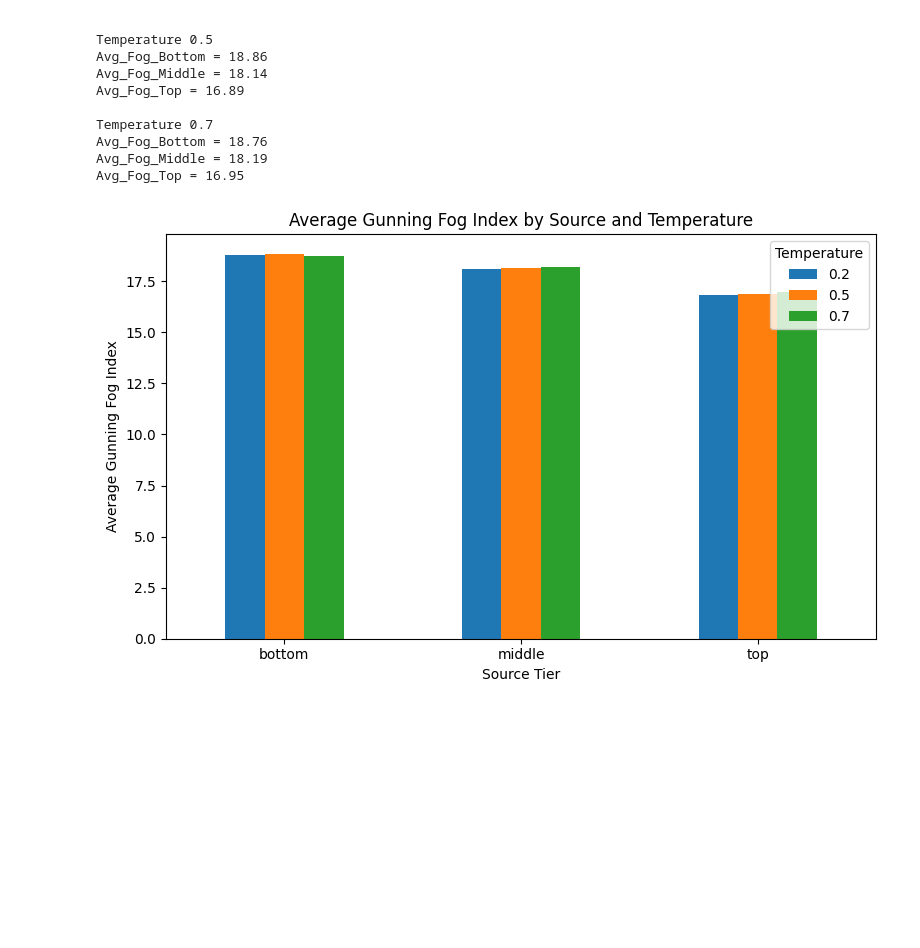
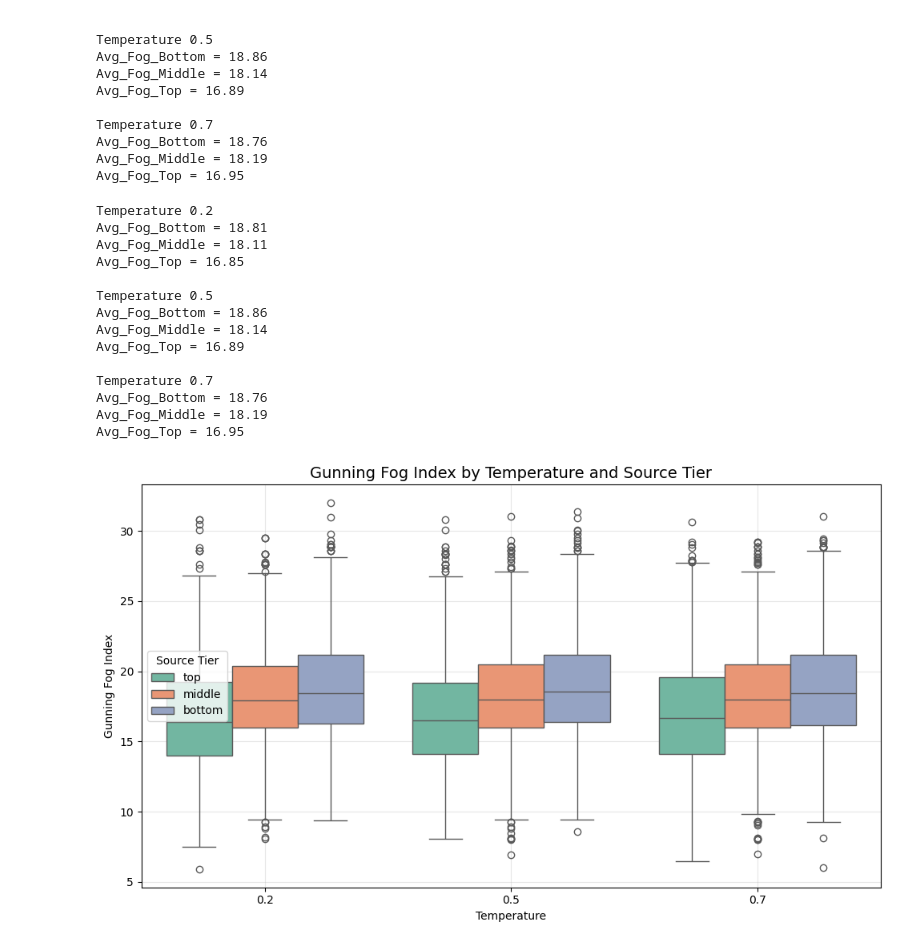
Before and after one commit to popolin47/Library_recommendation, a Jupyter notebook: Revise_RQ2.ipynb, the cells around one changed output. Drawn from its saved outputs; the diff is of its cells as text; code cells hidden in the pictures; blank space fills up the shorter version.

```diff
--- a/Revise_RQ2.ipynb
+++ b/Revise_RQ2.ipynb
@@ -43,32 +43,62 @@ Avg_Fog_Top = 16.95
 # %%
 import pandas as pd
 import textstat
 import matplotlib.pyplot as plt
+import seaborn as sns
 
 temps = [0.2, 0.5, 0.7]
-fog_results = []
+combined_df = pd.DataFrame()  # to collect all temps for one big plot
 
 for t in temps:
-    df = pd.read_csv(f"Result_RQ2/{t}_desc_RQ2.csv")
-    df["fog_index"] = df["Generated_Description"].apply(textstat.gunning_fog)
-    avg_fog = df.groupby("Source")["fog_index"].mean().reset_index()
-    avg_fog["Temperature"] = t
-    fog_results.append(avg_fog)
+    # File paths
+    input_path = f"Result_RQ2/{t}_desc_RQ2.csv"
+    output_path = f"Result_RQ2/{t}_desc_RQ2_fog.csv"
 
-# Combine results
-fog_df = pd.concat(fog_results)
+    # Load CSV
+    df = pd.read_csv(input_path)
 
-# Pivot for visualization
-pivot_df = fog_df.pivot(index="Source", columns="Temperature", values="fog_index")
+    # Compute Gunning Fog Index
+    df['fog_index'] = df['Generated_Description'].apply(textstat.gunning_fog)
+    df['Temperature'] = t  # add temp label for grouping
 
-# Plot
-pivot_df.plot(kind="bar", figsize=(8,5))
-plt.title("Average Gunning Fog Index by Source and Temperature")
-plt.xlabel("Source Tier")
-plt.ylabel("Average Gunning Fog Index")
-plt.xticks(rotation=0)
-plt.legend(title="Temperature")
+    # Append to combined DataFrame
+    combined_df = pd.concat([combined_df, df], ignore_index=True)
+
+    # Group by Source and compute mean (for quick print summary)
+    avg_fog_by_source = df.groupby('Source')['fog_index'].mean()
+
+    print(f"\nTemperature {t}")
+    for tier, value in avg_fog_by_source.items():
+        print(f"Avg_Fog_{tier.capitalize()} = {value:.2f}")
+
+    # Save each with Fog Index
+    df.to_csv(output_path, index=False)
+
+# ---- Create boxplot ----
+plt.figure(figsize=(10, 6))
+sns.boxplot(data=combined_df, x='Temperature', y='fog_index', hue='Source', palette='Set2')
+
+plt.title('Gunning Fog Index by Temperature and Source Tier', fontsize=14)
+plt.xlabel('Temperature')
+plt.ylabel('Gunning Fog Index')
+plt.legend(title='Source Tier')
+plt.grid(alpha=0.3)
+
 plt.tight_layout()
 plt.show()
 # %% [output]
+Temperature 0.2
+Avg_Fog_Bottom = 18.81
+Avg_Fog_Middle = 18.11
+Avg_Fog_Top = 16.85
+
+Temperature 0.5
+Avg_Fog_Bottom = 18.86
+Avg_Fog_Middle = 18.14
+Avg_Fog_Top = 16.89
+
+Temperature 0.7
+Avg_Fog_Bottom = 18.76
+Avg_Fog_Middle = 18.19
+Avg_Fog_Top = 16.95
-[figure, old version]
+[figure, new version]
```
